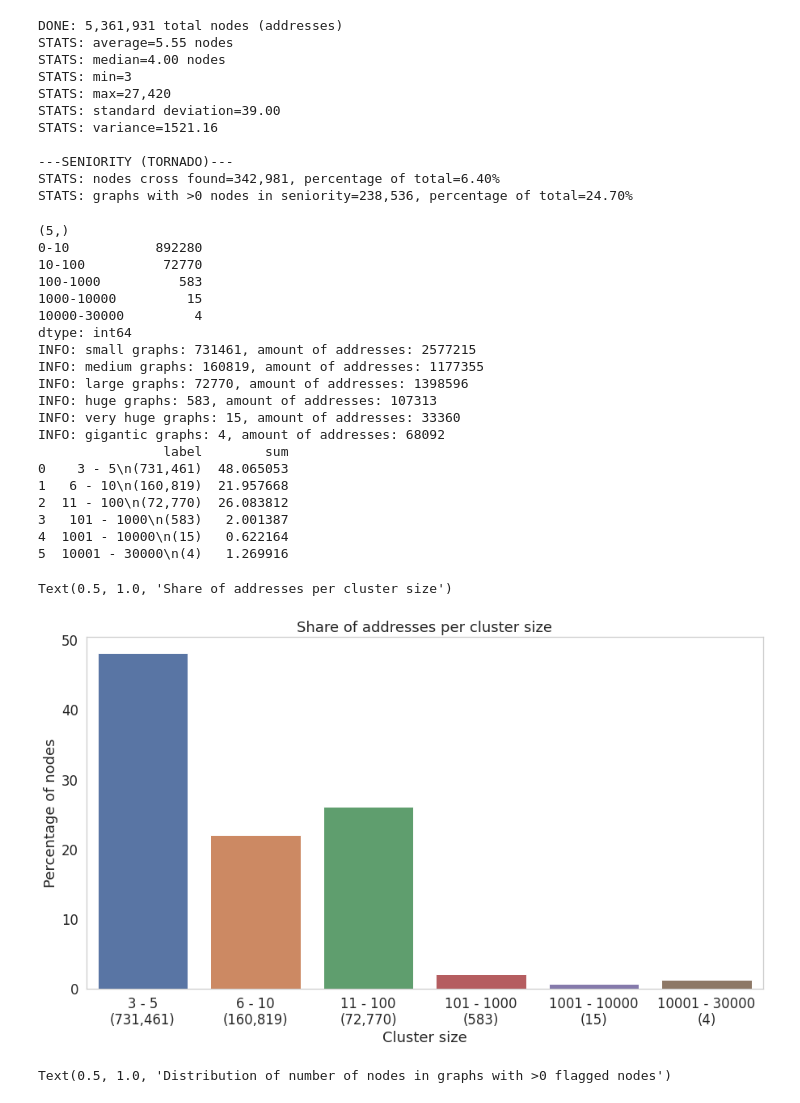
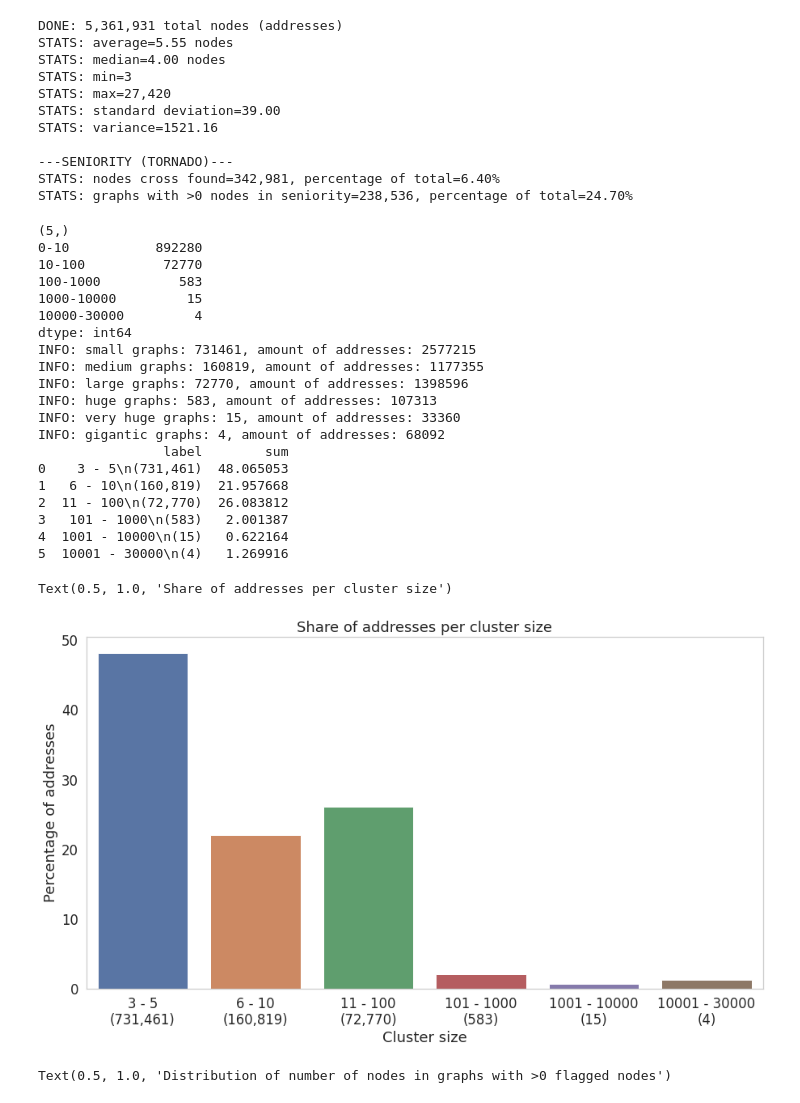
Before and after one commit to ethereum-aml-tool/indago, a Jupyter notebook: notebooks/cluster_results.ipynb, the cells around one changed output. Drawn from its saved outputs; the diff is of its cells as text; code cells hidden in the pictures.

```diff
--- a/notebooks/cluster_results.ipynb
+++ b/notebooks/cluster_results.ipynb
@@ -150,7 +150,7 @@ sns.set(font_scale=1.5)
 sns.set_style("whitegrid", {'axes.grid' : False})
 
 ax = sns.barplot(x="label", y="sum", data=count_sum_df)
-ax.set(xlabel='Cluster size', ylabel='Percentage of nodes')
+ax.set(xlabel='Cluster size', ylabel='Percentage of addresses')
 ax.set_title('Share of addresses per cluster size')
 
 # ax = sns.countplot(x=node_count_bins, order=node_count_labels)
@@ -160,34 +160,34 @@ ax.set_title('Share of addresses per cluster size')
 
 # sns.set_style("whitegrid")
 # sns.set(rc = {'figure.figsize':(15,8)})
 # # p = sns.histplot(data=reject_outliers(node_counts), stat='percent', shrink=8.25)
 # p = sns.histplot(data=node_count_bins.value_counts(), stat='percent', shrink=8.25)
 # p.set_xlabel('Number of nodes/addresses in cluster', fontsize=16)
 # p.set_ylabel('Percentage of graphs', fontsize=16)
 # p.set_title('Distribution of number of nodes in DAR graphs', fontsize=16)
 # %% [output]
 (5,)
 0-10           892280
 10-100          72770
 100-1000          583
 1000-10000         15
 10000-30000         4
 dtype: int64
 INFO: small graphs: 731461, amount of addresses: 2577215
 INFO: medium graphs: 160819, amount of addresses: 1177355
 INFO: large graphs: 72770, amount of addresses: 1398596
 INFO: huge graphs: 583, amount of addresses: 107313
 INFO: very huge graphs: 15, amount of addresses: 33360
 INFO: gigantic graphs: 4, amount of addresses: 68092
                 label        sum
 0    3 - 5\n(731,461)  48.065053
 1   6 - 10\n(160,819)  21.957668
 2  11 - 100\n(72,770)  26.083812
 3   101 - 1000\n(583)   2.001387
 4  1001 - 10000\n(15)   0.622164
 5  10001 - 30000\n(4)   1.269916
 Text(0.5, 1.0, 'Share of addresses per cluster size')
-[figure, old version]
+[figure, new version]
 # %%
 sen_node_counts = np.array([len(graph['nodes']) for graph in sen_graphs])
 
```
Also changed, not shown: 1 other file.
